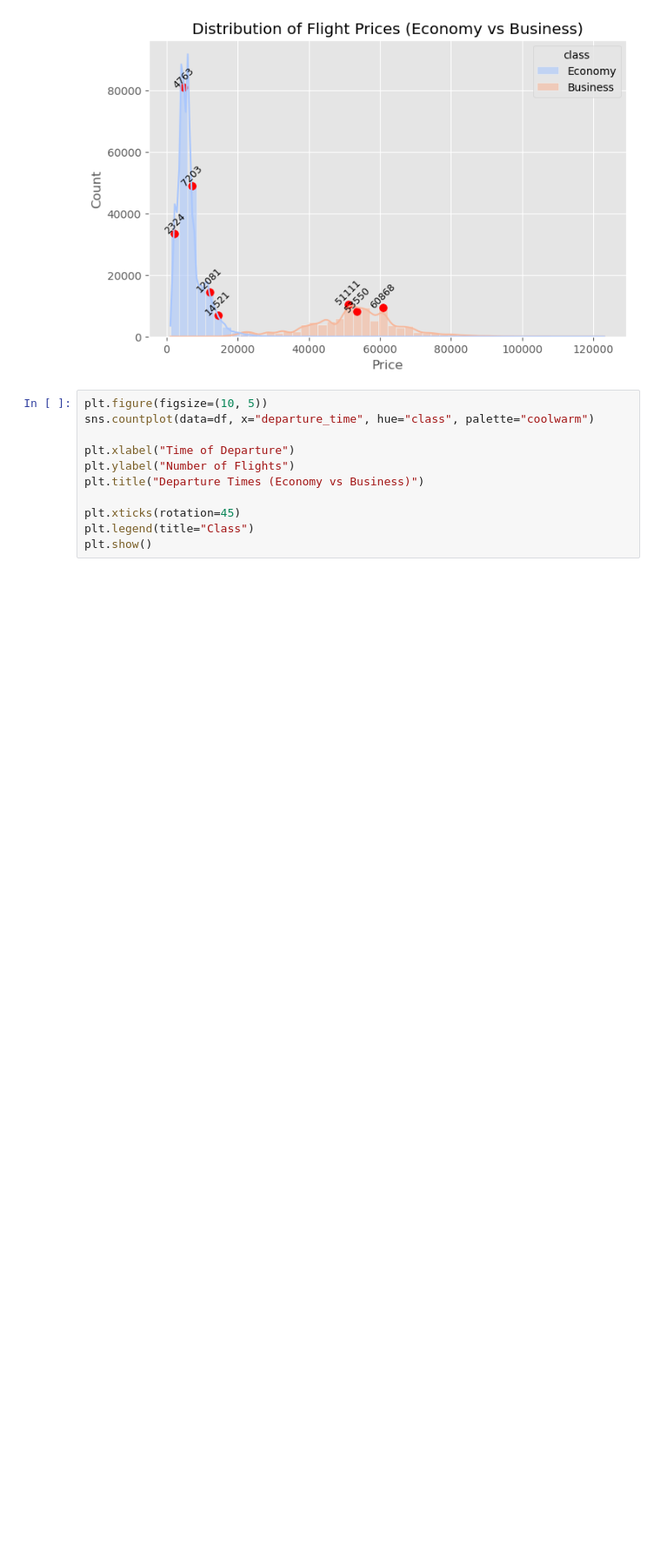
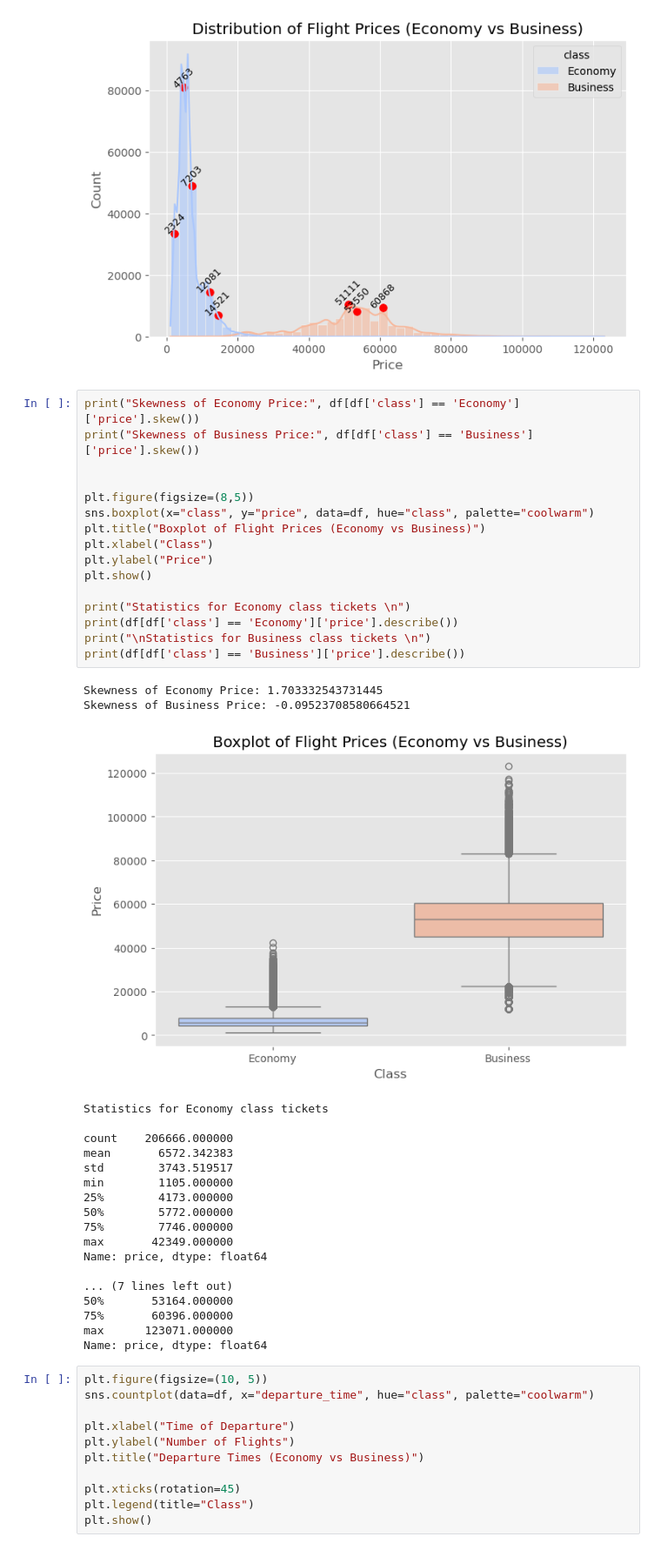
Before and after one commit to vatsal-afk/automobile-eda, a Jupyter notebook: notebooks/univariate_analysis.ipynb, the cells around one changed output. Shown at 87% size. Saved outputs shown, nothing was run; the diff lists cells and outputs as text; blank space fills up the shorter version.

```diff
--- a/notebooks/univariate_analysis.ipynb
+++ b/notebooks/univariate_analysis.ipynb
@@ -107,6 +107,43 @@ plt.title("Distribution of Flight Prices (Economy vs Business)")
 plt.show()
 # %% [output]
 [figure]
+# %%
+print("Skewness of Economy Price:", df[df['class'] == 'Economy']['price'].skew())
+print("Skewness of Business Price:", df[df['class'] == 'Business']['price'].skew())
+
+
+plt.figure(figsize=(8,5))
+sns.boxplot(x="class", y="price", data=df, hue="class", palette="coolwarm")
+plt.title("Boxplot of Flight Prices (Economy vs Business)")
+plt.xlabel("Class")
+plt.ylabel("Price")
+plt.show()
+
+print("Statistics for Economy class tickets \n")
+print(df[df['class'] == 'Economy']['price'].describe())
+print("\nStatistics for Business class tickets \n")
+print(df[df['class'] == 'Business']['price'].describe())
+# %% [output]
+Skewness of Economy Price: 1.703332543731445
+Skewness of Business Price: -0.09523708580664521
+[figure, added]
+Statistics for Economy class tickets
+
+count    206666.000000
+mean       6572.342383
+std        3743.519517
+min        1105.000000
+25%        4173.000000
+50%        5772.000000
+75%        7746.000000
+max       42349.000000
+Name: price, dtype: float64
+
+... (7 lines left out)
+50%       53164.000000
+75%       60396.000000
+max      123071.000000
+Name: price, dtype: float64
 # %%
 plt.figure(figsize=(10, 5))
 sns.countplot(data=df, x="departure_time", hue="class", palette="coolwarm")
```
Also changed, not shown: 1 other file.
